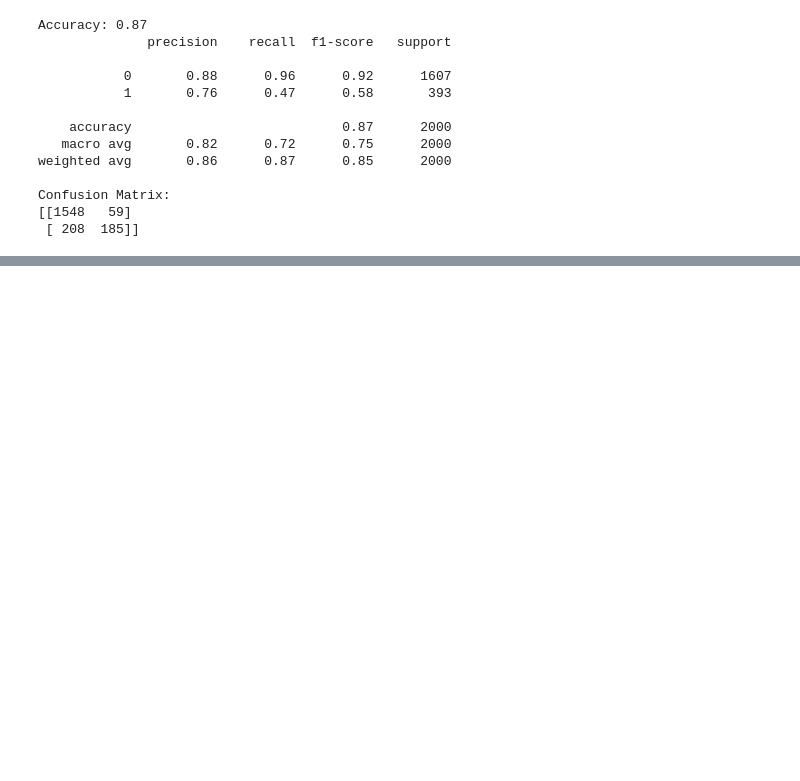
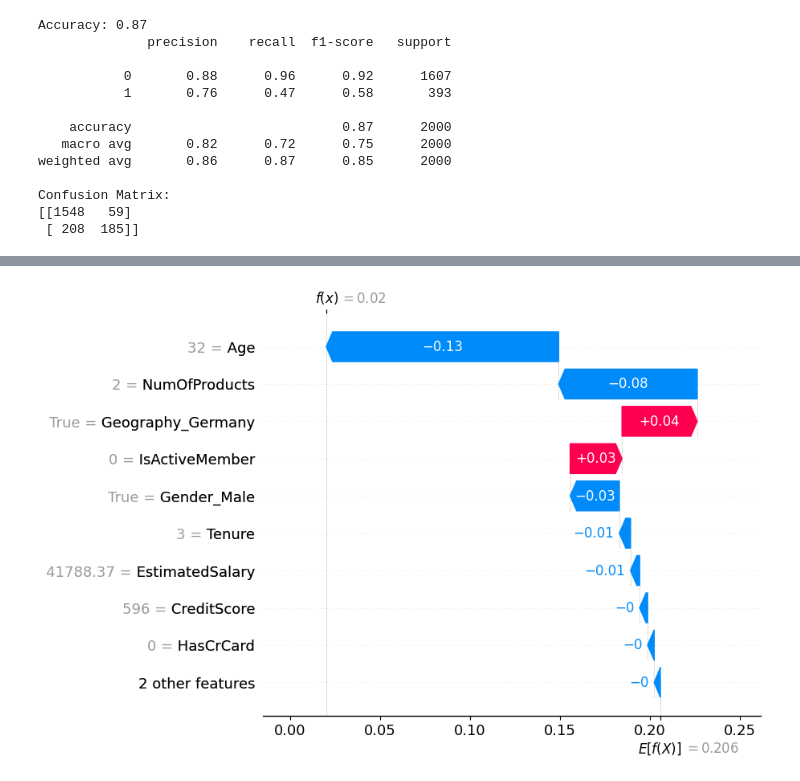
Before and after one commit to maxdevroome/25_discover-projects, a Jupyter notebook: bank-churn-modelling/test.ipynb, the cells around one changed output, grey strips where cells are left out. Saved outputs shown, nothing was run; the diff lists cells and outputs as text; code cells hidden in the pictures; blank space fills up the shorter version.

```diff
--- a/bank-churn-modelling/test.ipynb
+++ b/bank-churn-modelling/test.ipynb
@@ -54,0 +67,12 @@ Confusion Matrix:
+# %%
+# show shap waterfall plot for the first instance
+shap.initjs()
+
+# create a Explanation object
+shap_explanation = shap.Explanation(values=shap_values[1],
+                                      base_values=explainer.expected_value[1],
+                                      data=X_test)
+
+# visualize the SHAP values for the first instance
+shap.waterfall_plot(shap_explanation[0], max_display=10)
+# %% [output]
@@ -54,0 +80 @@ Confusion Matrix:
+[figure, added]
```
Also changed, not shown: parts of 3 cells of this notebook.
